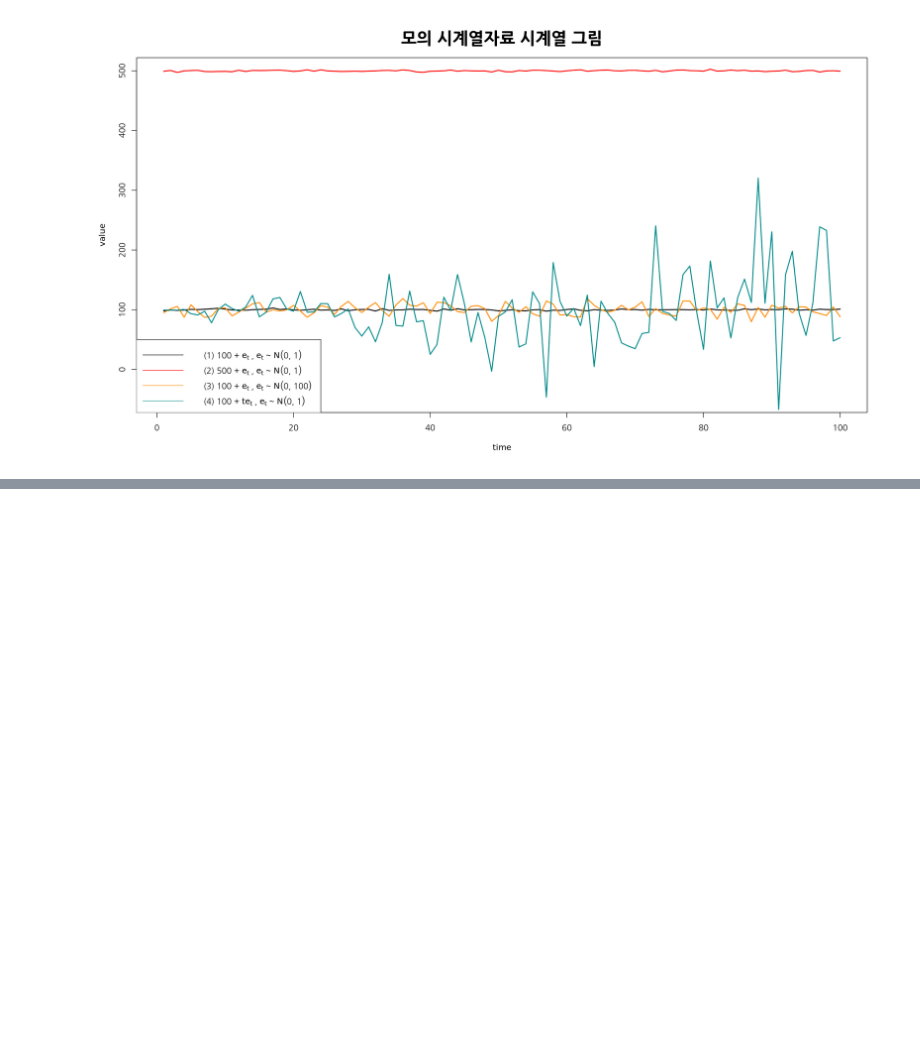
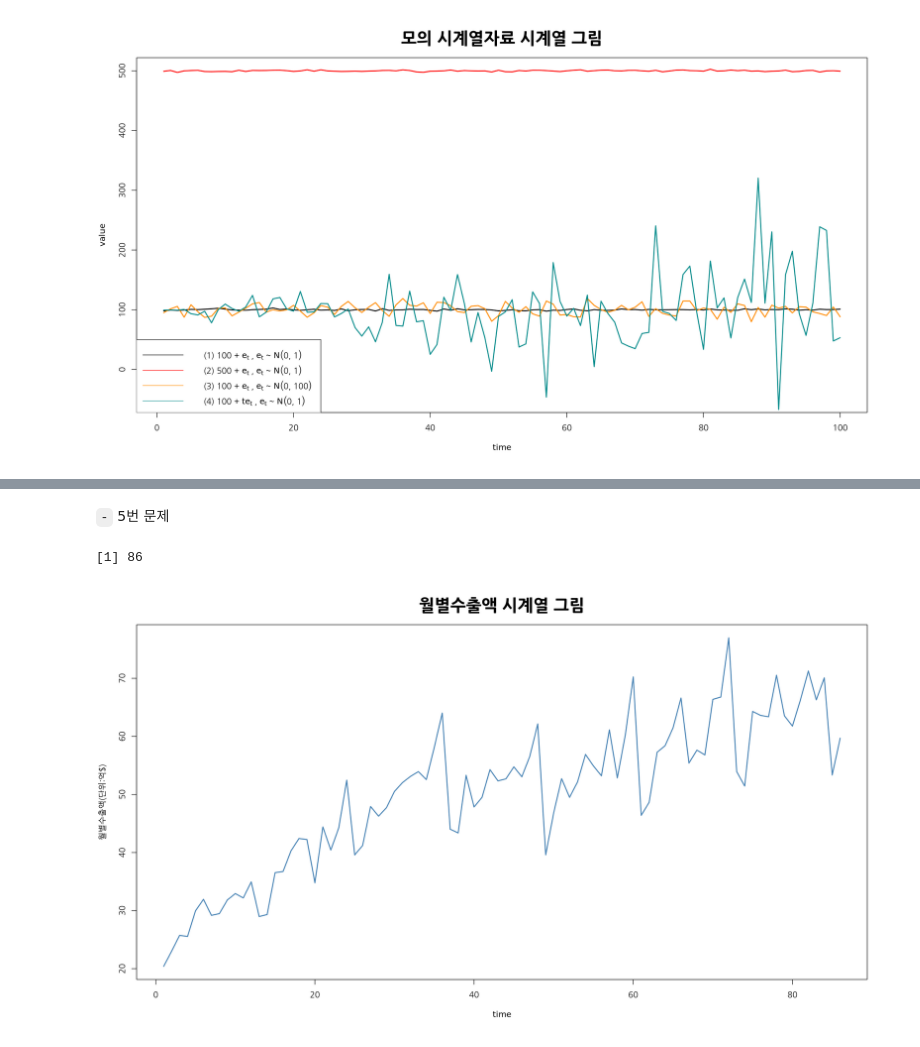
Before and after one commit to HollyRiver/TS2024, a Jupyter notebook: hw/code.ipynb, the cells around one changed output, grey strips where cells are left out. Saved outputs shown, nothing was run; the diff lists cells and outputs as text; code cells hidden in the pictures; blank space fills up the shorter version.

```diff
--- a/hw/code.ipynb
+++ b/hw/code.ipynb
@@ -84,0 +132,12 @@ legend(c(expression('(1)'~100~"+"~e[t]~","~e[t]~"~"~N(0, 1)),
+# %% [markdown]
+`-` 5번 문제
+# %%
+z = scan("export.txt")
+length(z)
+# %% [output]
+[1] 86
+# %%
+plot(1:86, z, type = 'l', xlab = 'time', col = "steelblue", lwd = 2,
+     ylab = "월별수출액(단위:억$)", main = "월별수출액 시계열 그림", cex.main = 2)
+# %% [output]
+[figure, added]
```
Also changed, not shown: parts of 9 cells of this notebook, 56 other files.
